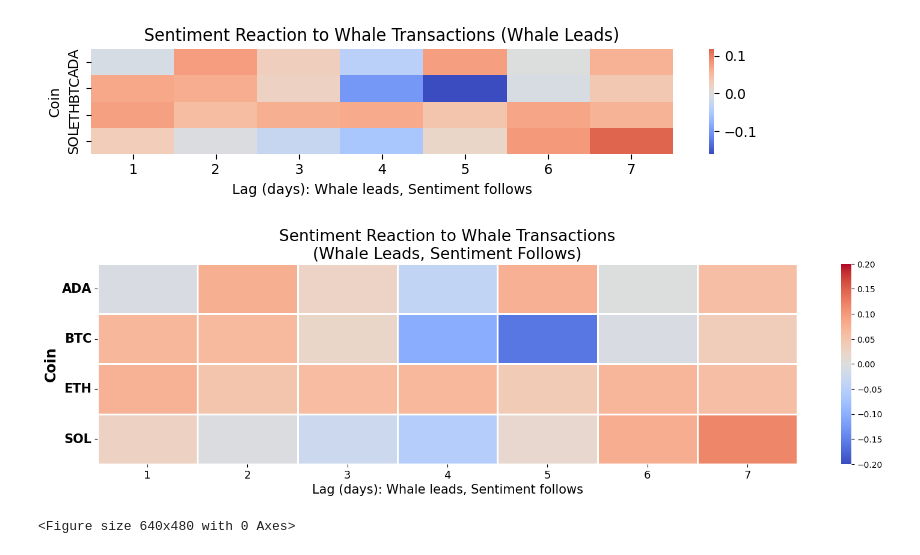
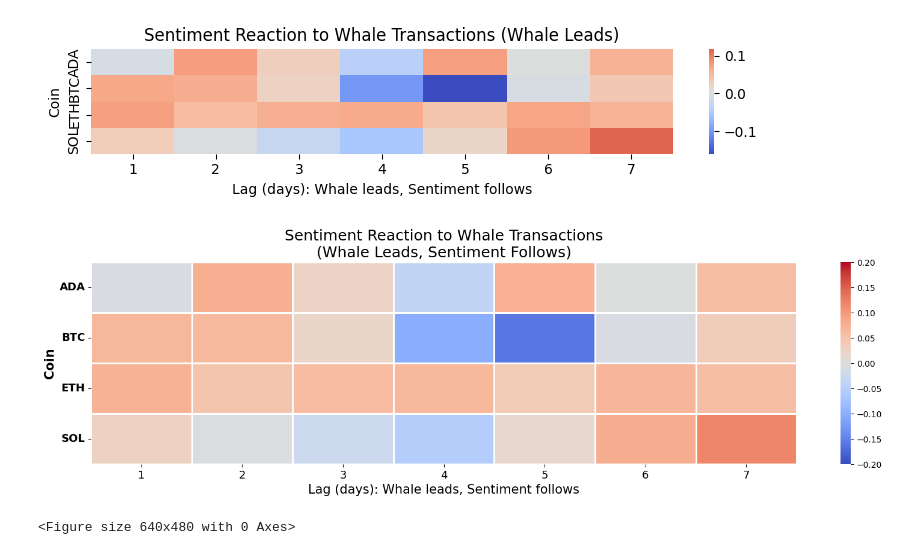
Before and after one commit to FeryGritli/crypto-sentiment-whales, a Jupyter notebook: notebooks/07_Machine_Learning_Prediction.ipynb, the cells around one changed output. Drawn from its saved outputs; the diff is of its cells as text; code cells hidden in the pictures.

```diff
--- a/notebooks/07_Machine_Learning_Prediction.ipynb
+++ b/notebooks/07_Machine_Learning_Prediction.ipynb
@@ -719,37 +817,37 @@ for coin_col in coin_cols:
     for lag in lag_range:
         corr = temp_df['sentiment'].corr(temp_df['whale_transaction_count'].shift(-lag))
         corrs.append(corr)
     heatmap_data.append(corrs)
 
 plt.figure(figsize=(16, 5))  # Bigger figure size for clarity
 
 sns.heatmap(
     np.array(heatmap_data),
     xticklabels=lag_range,
     yticklabels=coin_names,
     annot=False,
     cmap="coolwarm",
     center=0,
     cbar=True,
     linewidths=2,            # Lines between cells
     linecolor='white',       # White grid lines
     square=False,            # Each row can be larger than a column
     vmin=-0.2, vmax=0.2      # Make colors more visually balanced
 )
 
-plt.title("Sentiment Reaction to Whale Transactions\n(Whale Leads, Sentiment Follows)", fontsize=19)
+plt.title("Sentiment Reaction to Whale Transactions\n(Whale Leads, Sentiment Follows)", fontsize=18)
 plt.xlabel("Lag (days): Whale leads, Sentiment follows", fontsize=15)
-plt.ylabel("Coin", fontsize=17, weight='bold')
+plt.ylabel("Coin", fontsize=15, weight='bold')
 
 plt.xticks(fontsize=13, rotation=0)
-plt.yticks(fontsize=15, rotation=0, weight='bold')
+plt.yticks(fontsize=13, rotation=0, weight='bold')
 
 plt.tight_layout(pad=2)
 plt.savefig("sentiment_vs_whale_heatmap.png", dpi=300, bbox_inches='tight')
 
 plt.show()
 # %% [output]
-[figure, old version]
+[figure, new version]
 # %%
 """
 Interpretation of Heatmap: Sentiment Reaction to Whale Transactions (Whale Leads, Sentiment Follows)
```
Also changed, not shown: parts of 11 cells of this notebook.
